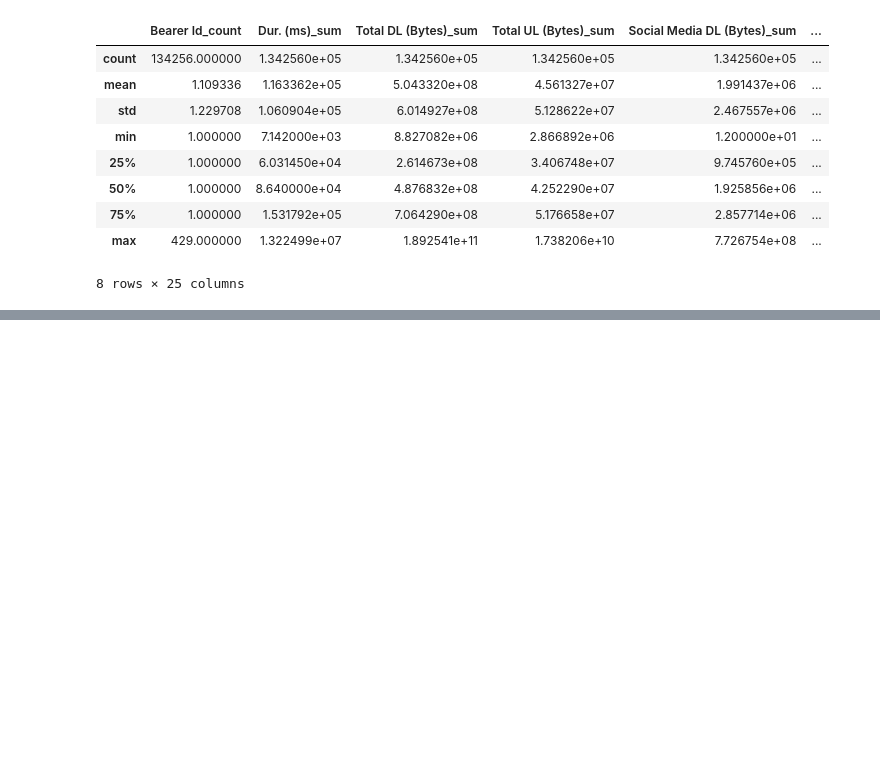
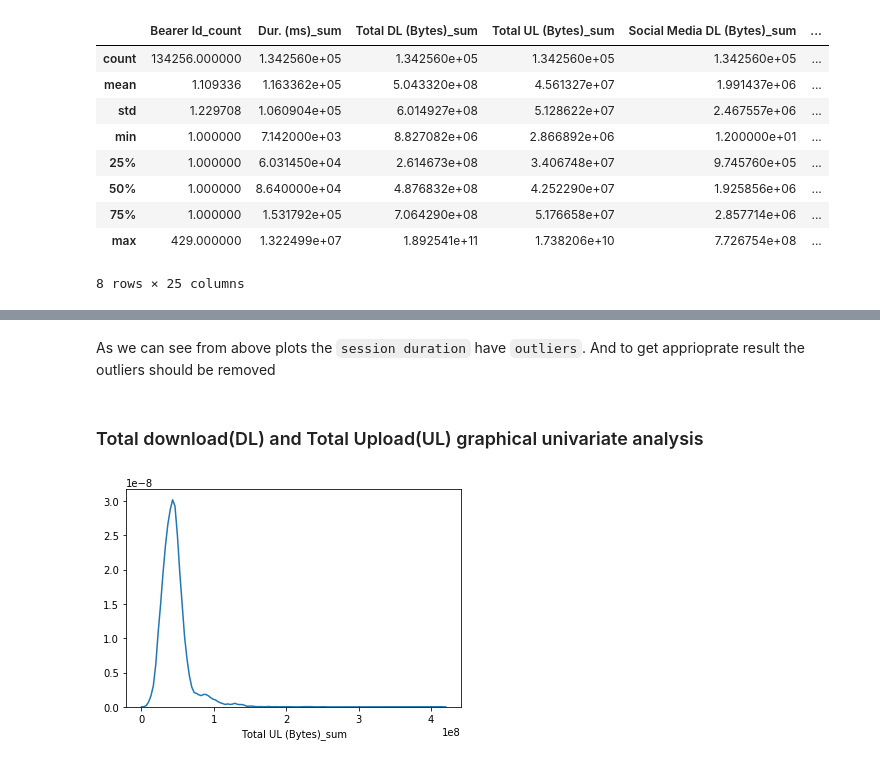
Before and after one commit to GETUCHALA20/TelcomAnalysis, a Jupyter notebook: Telecom Analaysis.ipynb, the cells around one changed output, grey strips where cells are left out. Cells and saved outputs as stored; diff of their text form; code cells hidden in the pictures; blank space fills up the shorter version.

```diff
--- a/Telecom Analaysis.ipynb
+++ b/Telecom Analaysis.ipynb
@@ -363,0 +427,10 @@ newdf.describe()
+# %% [markdown]
+As we can see from above plots the `session duration` have `outliers`. And to get apprioprate result the outliers should be removed
+# %% [markdown]
+### Total download(DL) and Total Upload(UL) graphical univariate analysis
+# %%
+#Histogram fo total upload per user by using sample data of 5000
+sns.distplot(newdf['Total UL (Bytes)_sum'].sample(5000),hist=False)
+plt.show()
+# %% [output]
+[figure, added]
```
Also changed, not shown: parts of 58 cells of this notebook.
